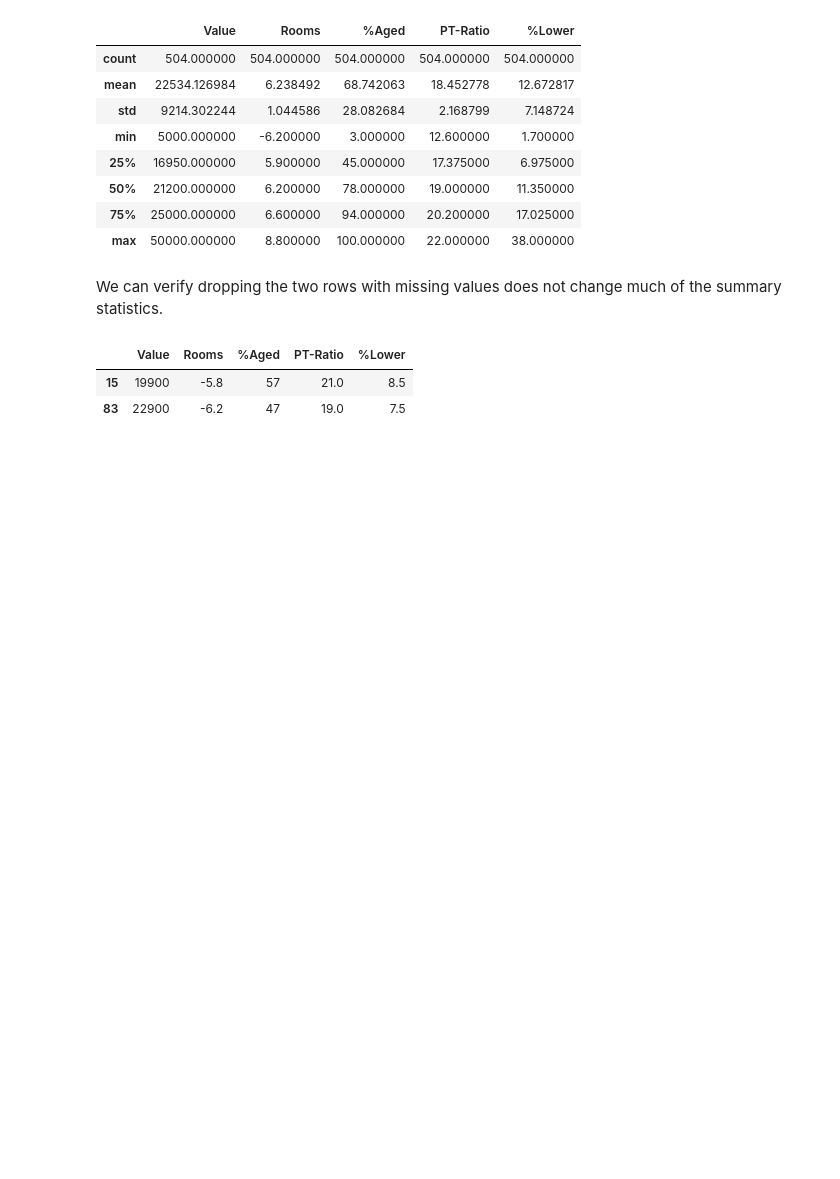
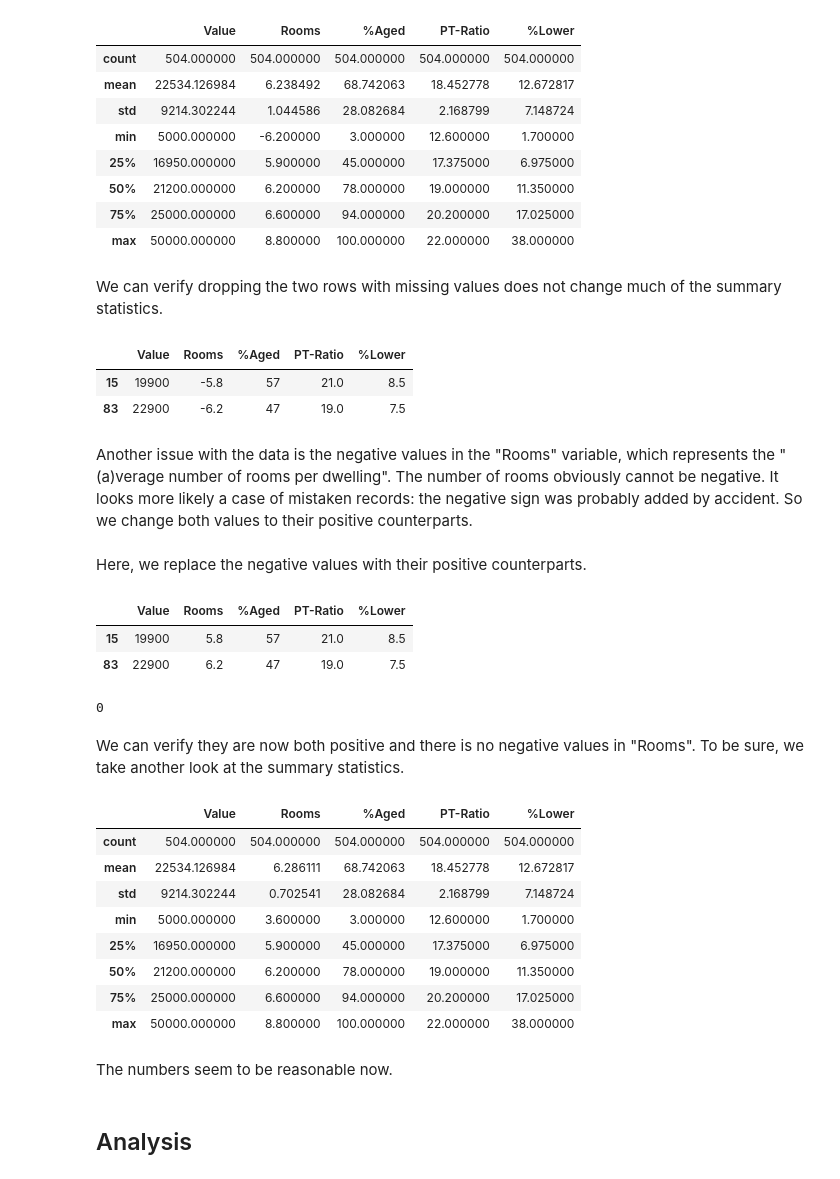
Before and after one commit to hchenfeng/Introduction-to-Machine-Learning, a Jupyter notebook: notebooks/project1.ipynb, the cells around one changed output. Saved outputs shown, nothing was run; the diff lists cells and outputs as text; code cells hidden in the pictures; blank space fills up the shorter version.

```diff
--- a/notebooks/project1.ipynb
+++ b/notebooks/project1.ipynb
@@ -63,3 +70,5 @@ housing[housing['Rooms'] < 0]
 |  | Value | Rooms | %Aged | PT-Ratio | %Lower |
 | 15 | 19900 | -5.8 | 57 | 21.0 | 8.5 |
 | 83 | 22900 | -6.2 | 47 | 19.0 | 7.5 |
+# %% [markdown]
+Another issue with the data is the negative values in the "Rooms" variable, which represents the "(a)verage number of rooms per dwelling". The number of rooms obviously cannot be negative. It looks more likely a case of mistaken records: the negative sign was probably added by accident. So we change both values to their positive counterparts.
@@ -65,0 +85,30 @@ housing[housing['Rooms'] < 0]
+# %% [markdown]
+Here, we replace the negative values with their positive counterparts.
+# %%
+h.loc[neg_index]
+# %% [output]
+|  | Value | Rooms | %Aged | PT-Ratio | %Lower |
+| 15 | 19900 | 5.8 | 57 | 21.0 | 8.5 |
+| 83 | 22900 | 6.2 | 47 | 19.0 | 7.5 |
+# %%
+sum(h.Rooms < 0)
+# %% [output]
+0
+# %% [markdown]
+We can verify they are now both positive and there is no negative values in "Rooms". To be sure, we take another look at the summary statistics.
+# %%
+h.describe()
+# %% [output]
+|  | Value | Rooms | %Aged | PT-Ratio | %Lower |
+| count | 504.000000 | 504.000000 | 504.000000 | 504.000000 | 504.000000 |
+| mean | 22534.126984 | 6.286111 | 68.742063 | 18.452778 | 12.672817 |
+| std | 9214.302244 | 0.702541 | 28.082684 | 2.168799 | 7.148724 |
+| min | 5000.000000 | 3.600000 | 3.000000 | 12.600000 | 1.700000 |
+| 25% | 16950.000000 | 5.900000 | 45.000000 | 17.375000 | 6.975000 |
+| 50% | 21200.000000 | 6.200000 | 78.000000 | 19.000000 | 11.350000 |
+| 75% | 25000.000000 | 6.600000 | 94.000000 | 20.200000 | 17.025000 |
+| max | 50000.000000 | 8.800000 | 100.000000 | 22.000000 | 38.000000 |
+# %% [markdown]
+The numbers seem to be reasonable now.
+# %% [markdown]
+## Analysis
```
Also changed, not shown: parts of 15 cells of this notebook.
